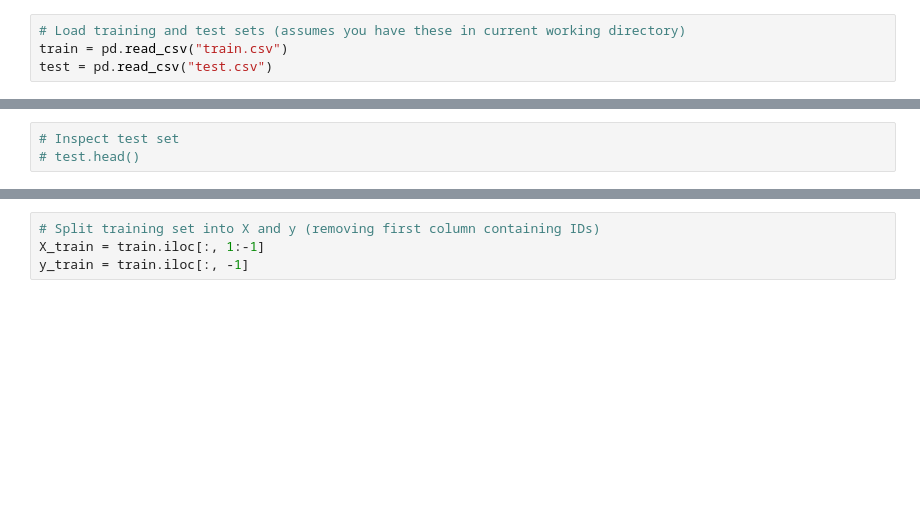
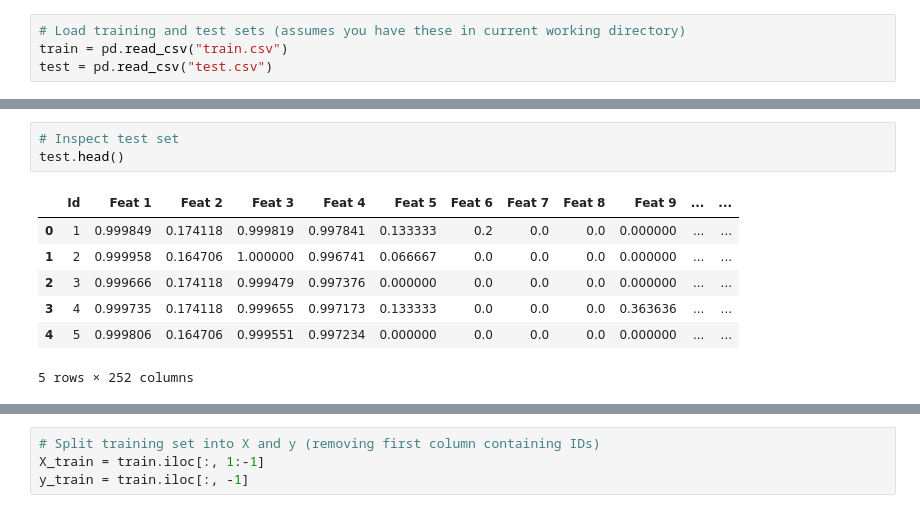
Before and after one commit to aplett98/cs181-practicals, a Jupyter notebook: P1/attempt1.ipynb, the cells around one changed output, grey strips where cells are left out. Cells and saved outputs as stored; diff of their text form; blank space fills up the shorter version.

```diff
--- a/P1/attempt1.ipynb
+++ b/P1/attempt1.ipynb
@@ -25,6 +33,14 @@ test = pd.read_csv("test.csv")
 # %%
 # Inspect test set
-# test.head()
+test.head()
+# %% [output]
+|  | Id | Feat 1 | Feat 2 | Feat 3 | Feat 4 | Feat 5 | Feat 6 | Feat 7 | Feat 8 | Feat 9 | ... | ... |
+| 0 | 1 | 0.999849 | 0.174118 | 0.999819 | 0.997841 | 0.133333 | 0.2 | 0.0 | 0.0 | 0.000000 | ... | ... |
+| 1 | 2 | 0.999958 | 0.164706 | 1.000000 | 0.996741 | 0.066667 | 0.0 | 0.0 | 0.0 | 0.000000 | ... | ... |
+| 2 | 3 | 0.999666 | 0.174118 | 0.999479 | 0.997376 | 0.000000 | 0.0 | 0.0 | 0.0 | 0.000000 | ... | ... |
+| 3 | 4 | 0.999735 | 0.174118 | 0.999655 | 0.997173 | 0.133333 | 0.0 | 0.0 | 0.0 | 0.363636 | ... | ... |
+| 4 | 5 | 0.999806 | 0.164706 | 0.999551 | 0.997234 | 0.000000 | 0.0 | 0.0 | 0.0 | 0.000000 | ... | ... |
+5 rows × 252 columns
 # %%
 # Explore distribution of target
 plt.hist(train['Target'], bins = 100)
```
Also changed, not shown: parts of 13 cells of this notebook.
